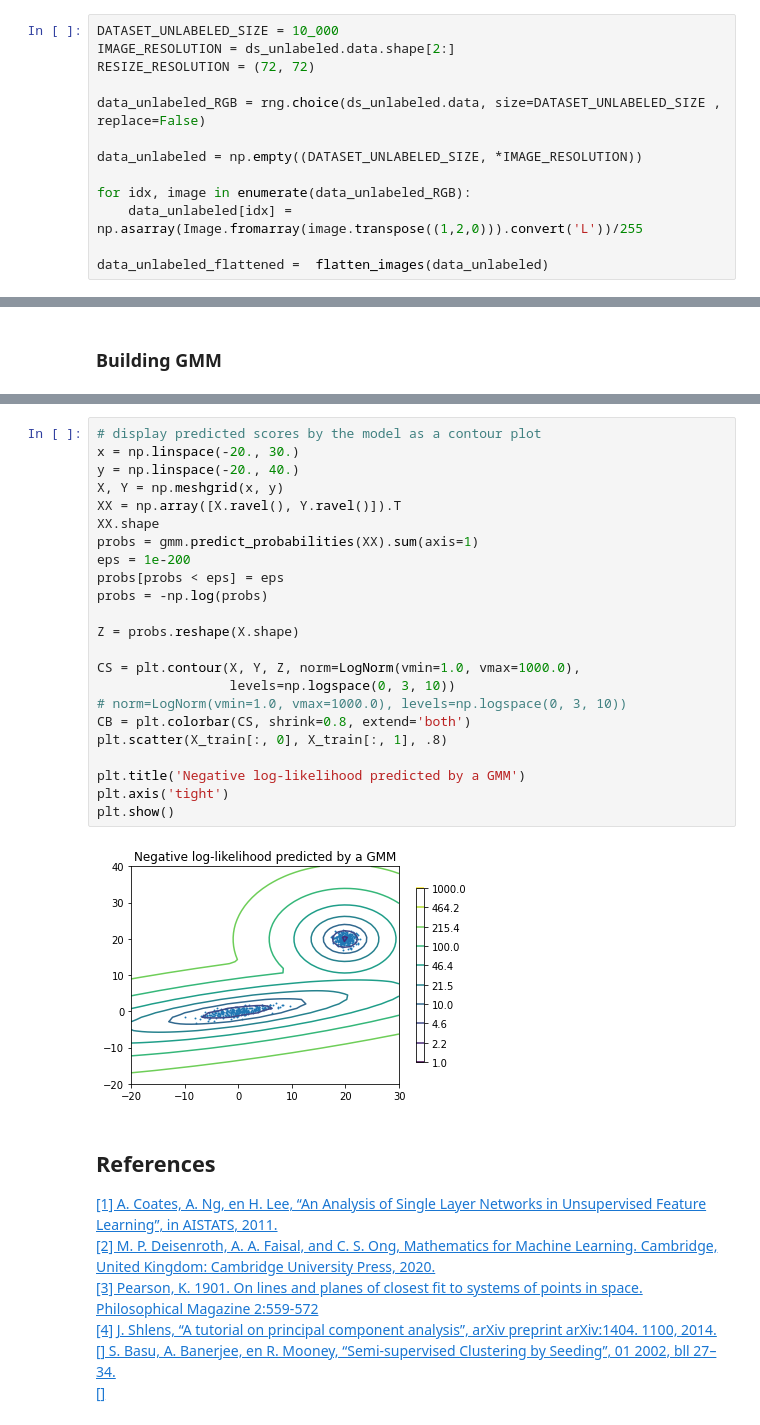
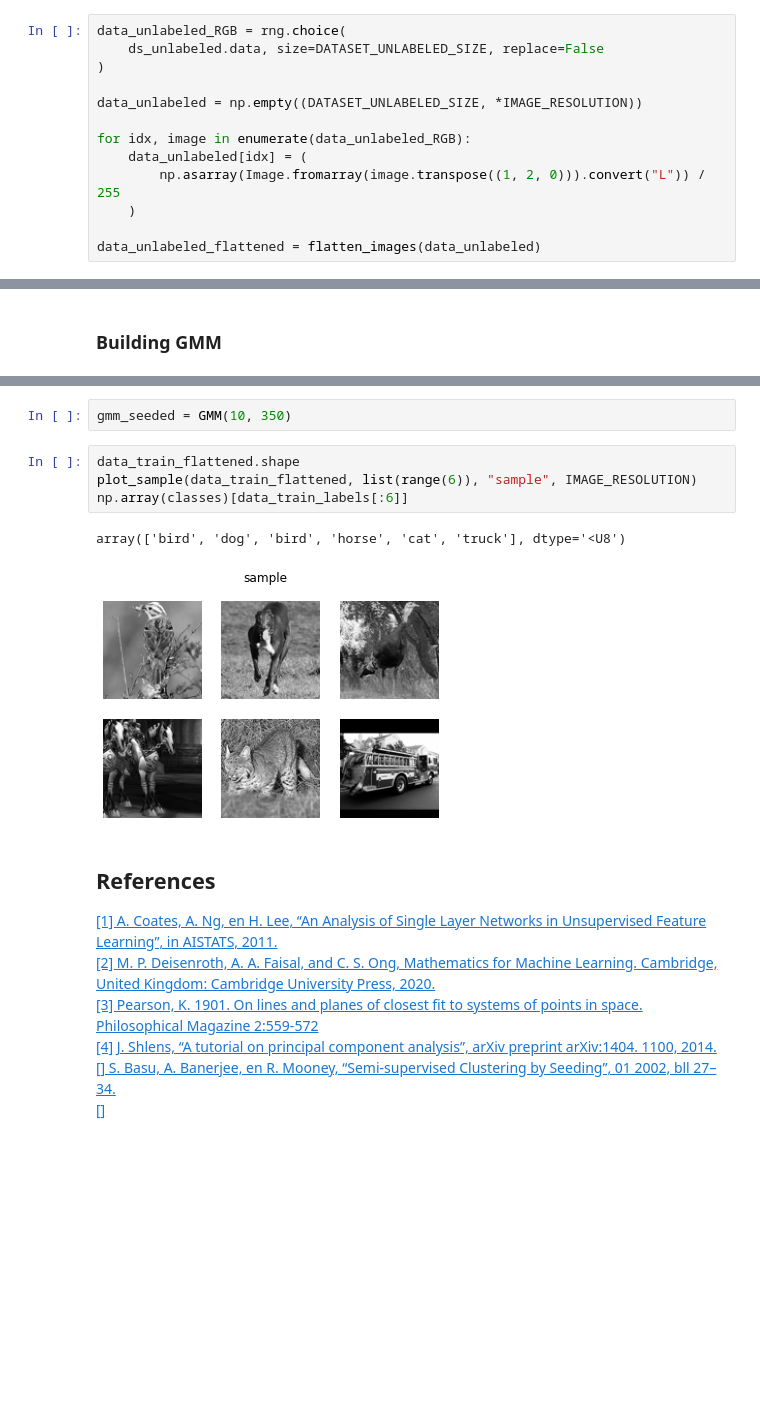
Before and after one commit to peeeyow/stl10-pca-gmm-experiment, a Jupyter notebook: stl10_pca_gmm_experiment.ipynb, the cells around one changed output, grey strips where cells are left out. Saved outputs shown, nothing was run; the diff lists cells and outputs as text; blank space fills up the shorter version.

```diff
--- a/stl10_pca_gmm_experiment.ipynb
+++ b/stl10_pca_gmm_experiment.ipynb
@@ -134,16 +145,16 @@ After converting the images to grayscale it was then reshaped into column vector
 # %%
-DATASET_UNLABELED_SIZE = 10_000
-IMAGE_RESOLUTION = ds_unlabeled.data.shape[2:]
-RESIZE_RESOLUTION = (72, 72)
-
-data_unlabeled_RGB = rng.choice(ds_unlabeled.data, size=DATASET_UNLABELED_SIZE , replace=False)
+data_unlabeled_RGB = rng.choice(
+    ds_unlabeled.data, size=DATASET_UNLABELED_SIZE, replace=False
+)
 
 data_unlabeled = np.empty((DATASET_UNLABELED_SIZE, *IMAGE_RESOLUTION))
 
 for idx, image in enumerate(data_unlabeled_RGB):
-    data_unlabeled[idx] = np.asarray(Image.fromarray(image.transpose((1,2,0))).convert('L'))/255
+    data_unlabeled[idx] = (
+        np.asarray(Image.fromarray(image.transpose((1, 2, 0))).convert("L")) / 255
+    )
 
-data_unlabeled_flattened =  flatten_images(data_unlabeled)
+data_unlabeled_flattened = flatten_images(data_unlabeled)
 # %%
 data_test = np.empty((len(ds_test), *IMAGE_RESOLUTION))
 
@@ -859,28 +918,12 @@ print(sample0, sample1, sample2)
-# %%
-# display predicted scores by the model as a contour plot
-x = np.linspace(-20., 30.)
-y = np.linspace(-20., 40.)
-X, Y = np.meshgrid(x, y)
-XX = np.array([X.ravel(), Y.ravel()]).T
-XX.shape
-probs = gmm.predict_probabilities(XX).sum(axis=1)
-eps = 1e-200
-probs[probs < eps] = eps
-probs = -np.log(probs)
-
-Z = probs.reshape(X.shape)
-
-CS = plt.contour(X, Y, Z, norm=LogNorm(vmin=1.0, vmax=1000.0),
-                 levels=np.logspace(0, 3, 10))
-# norm=LogNorm(vmin=1.0, vmax=1000.0), levels=np.logspace(0, 3, 10))
-CB = plt.colorbar(CS, shrink=0.8, extend='both')
-plt.scatter(X_train[:, 0], X_train[:, 1], .8)
-
-plt.title('Negative log-likelihood predicted by a GMM')
-plt.axis('tight')
-plt.show()
-# %% [output]
-[figure, removed]
+# %%
+gmm_seeded = GMM(10, 350)
+# %%
+data_train_flattened.shape
+plot_sample(data_train_flattened, list(range(6)), "sample", IMAGE_RESOLUTION)
+np.array(classes)[data_train_labels[:6]]
+# %% [output]
+array(['bird', 'dog', 'bird', 'horse', 'cat', 'truck'], dtype='<U8')
+[figure, added]
 # %% [markdown]
 ## References
 
```
Also changed, not shown: parts of 22 cells of this notebook.
